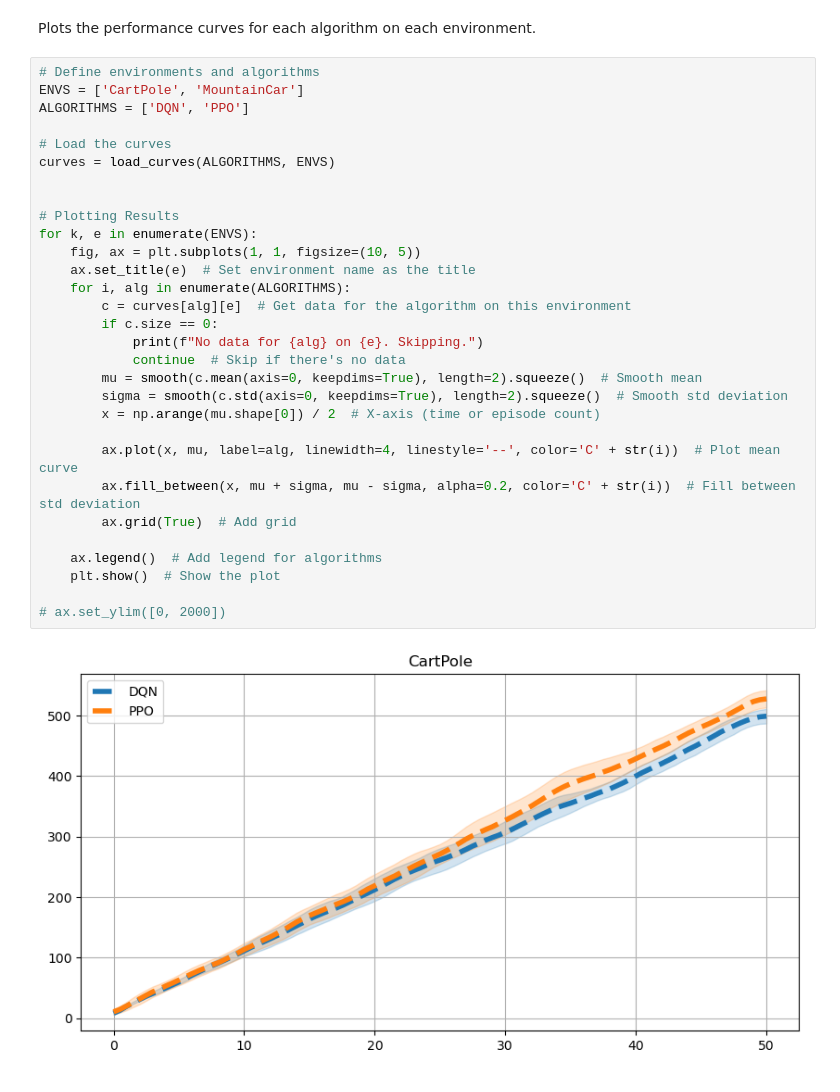
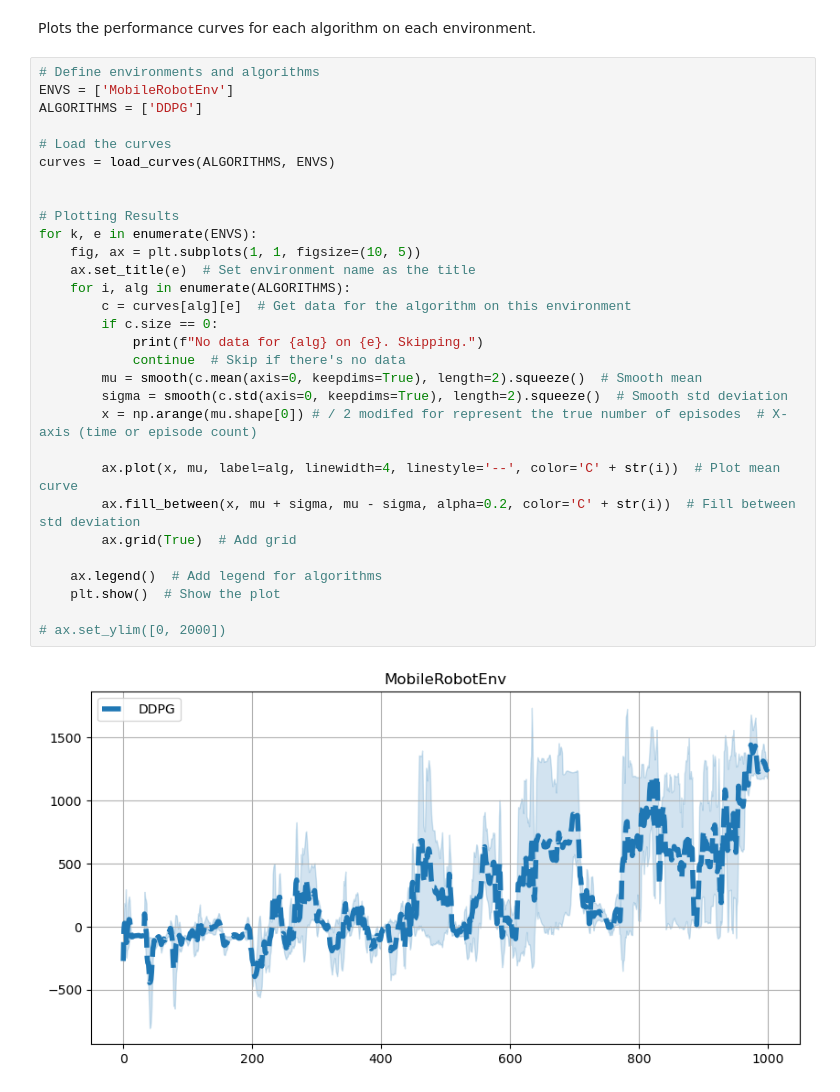
Before and after one commit to turcato-niccolo/test_turtlebot, a Jupyter notebook: 2d_envs/results.ipynb, the cells around one changed output. Cells and saved outputs as stored; diff of their text form.

Commit message:
First test with OurDDPG on mobile robot env

```diff
--- a/2d_envs/results.ipynb
+++ b/2d_envs/results.ipynb
@@ -48,33 +48,33 @@ def smooth(data, length=10):
 Plots the performance curves for each algorithm on each environment.
 # %%
 # Define environments and algorithms
-ENVS = ['CartPole', 'MountainCar']
-ALGORITHMS = ['DQN', 'PPO']
+ENVS = ['MobileRobotEnv']
+ALGORITHMS = ['DDPG']
 
 # Load the curves
 curves = load_curves(ALGORITHMS, ENVS)
 
 
 # Plotting Results
 for k, e in enumerate(ENVS):
     fig, ax = plt.subplots(1, 1, figsize=(10, 5))
     ax.set_title(e)  # Set environment name as the title
     for i, alg in enumerate(ALGORITHMS):
         c = curves[alg][e]  # Get data for the algorithm on this environment
         if c.size == 0:
             print(f"No data for {alg} on {e}. Skipping.")
             continue  # Skip if there's no data
         mu = smooth(c.mean(axis=0, keepdims=True), length=2).squeeze()  # Smooth mean
         sigma = smooth(c.std(axis=0, keepdims=True), length=2).squeeze()  # Smooth std deviation
-        x = np.arange(mu.shape[0]) / 2  # X-axis (time or episode count)
+        x = np.arange(mu.shape[0]) # / 2 modifed for represent the true number of episodes  # X-axis (time or episode count)
 
         ax.plot(x, mu, label=alg, linewidth=4, linestyle='--', color='C' + str(i))  # Plot mean curve
         ax.fill_between(x, mu + sigma, mu - sigma, alpha=0.2, color='C' + str(i))  # Fill between std deviation
         ax.grid(True)  # Add grid
 
     ax.legend()  # Add legend for algorithms
     plt.show()  # Show the plot
 
 # ax.set_ylim([0, 2000])
 # %% [output]
-[figure, old version]
+[figure, new version]
```
Also changed, not shown: parts of 1 cell of this notebook, 4 other files.
